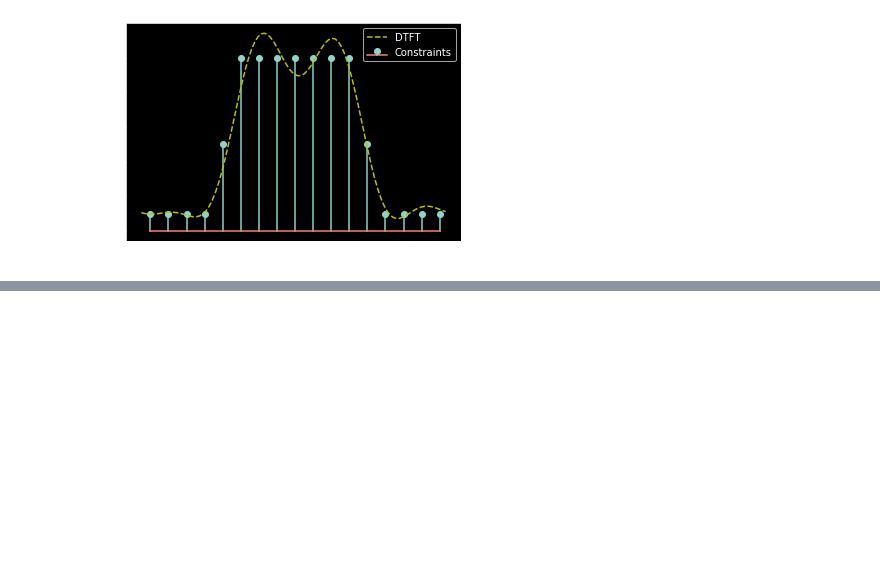
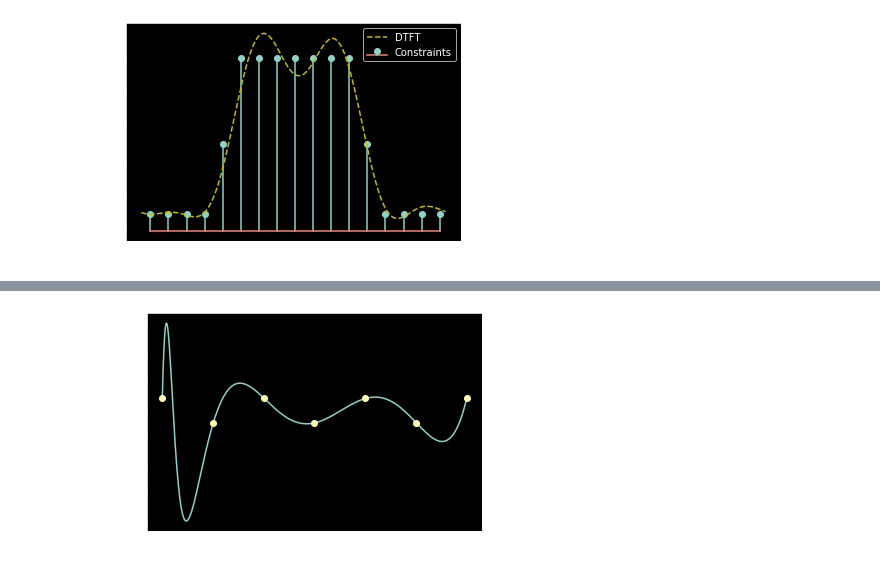
Before and after one commit to mohantyk/dsp_in_comm, a Jupyter notebook: chap3.ipynb, the cells around one changed output, grey strips where cells are left out. Drawn from its saved outputs; the diff is of its cells as text; code cells hidden in the pictures; blank space fills up the shorter version.

```diff
--- a/chap3.ipynb
+++ b/chap3.ipynb
@@ -161,0 +173,10 @@ plt.legend();
+# %%
+N = 5
+x_guess = np.linspace(*endpoints, N+2) # Per Chebyshev, N+2 positions have max error
+idx = np.searchsorted(x, x_guess)
+x_guess = x[idx] # Refine x_guess to ensure it lies in x
+F_guess = F[idx]
+# %%
+error_signs = (-1)**np.arange(N+2).reshape(-1,1)
+X = np.vander(x_guess, N+1, increasing=True)
+X = np.hstack([X, error_signs])
@@ -161,0 +190,8 @@ plt.legend();
+# %%
+F_est = np.polyval(coeffs[::-1], x)
+error = F - F_est
+
+design_errors = error_estimate*error_signs
+plt.plot(x, error, x_guess, design_errors,'o');
+# %% [output]
+[figure, added]
```
Also changed, not shown: parts of 4 cells of this notebook.
